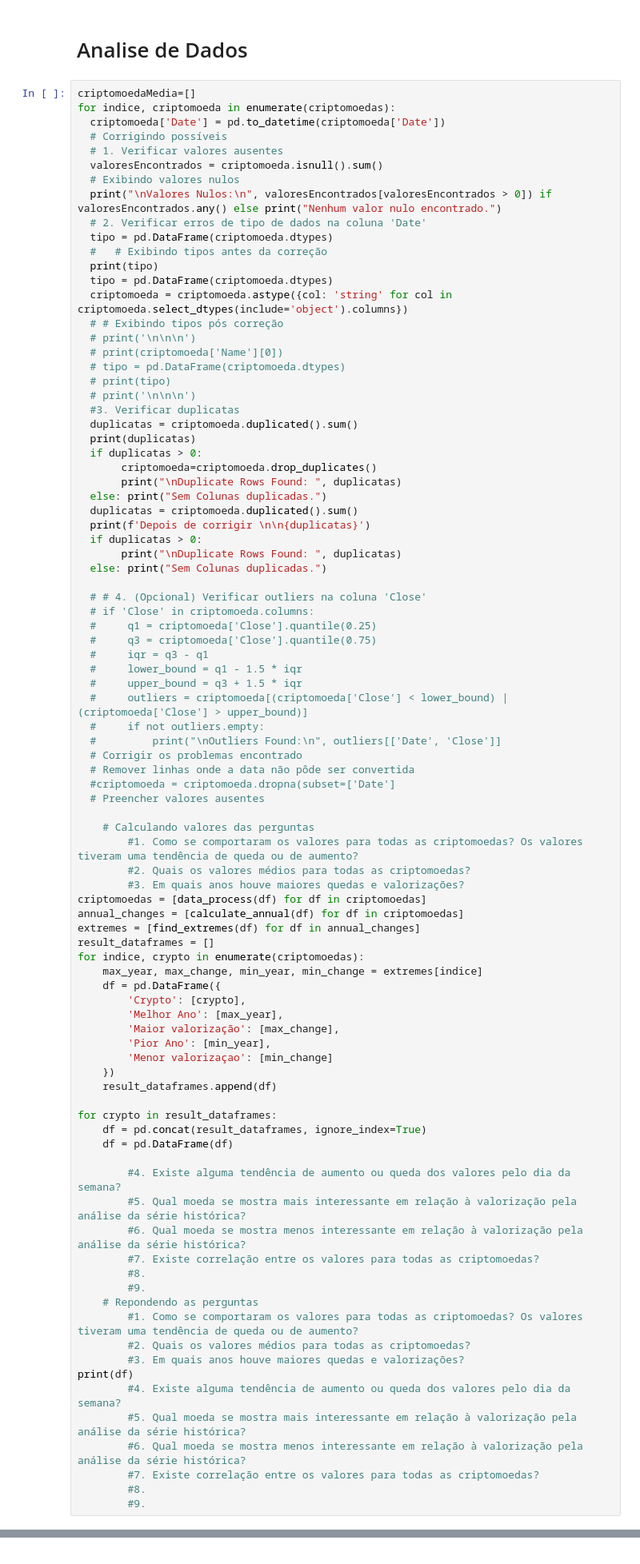
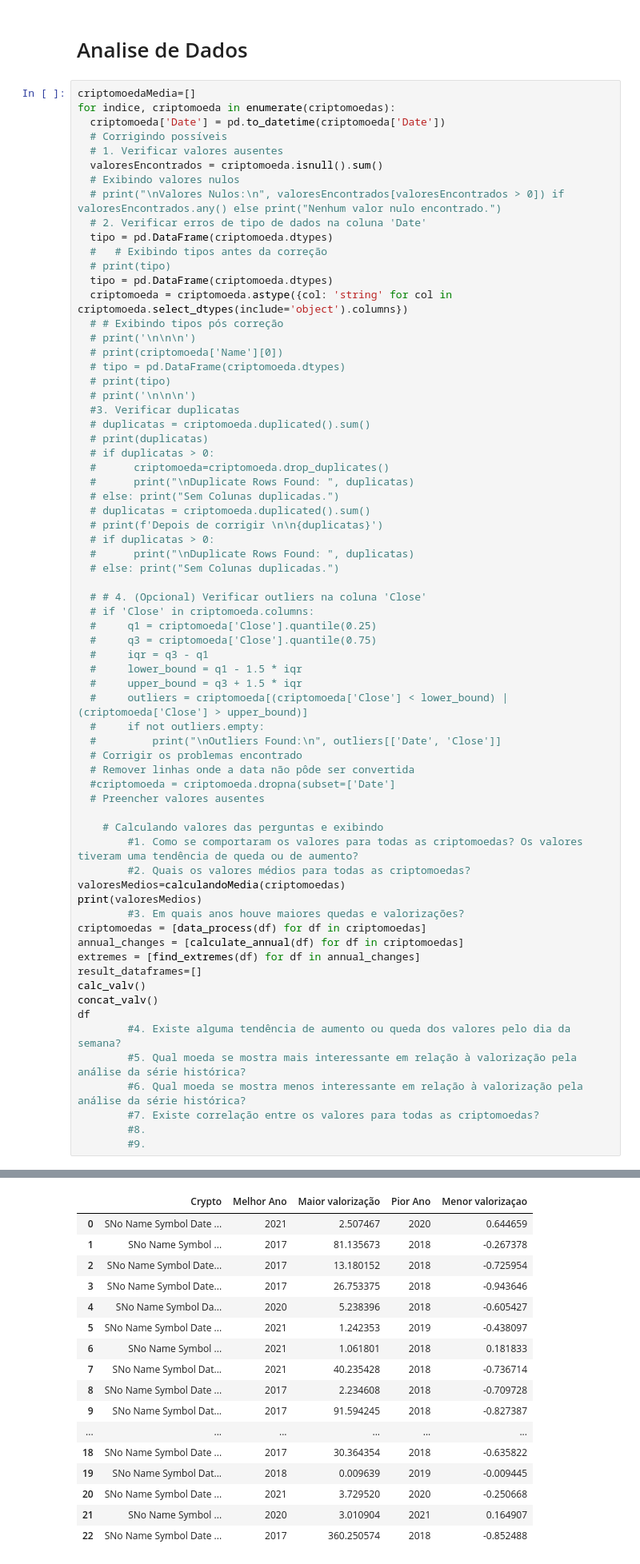
Before and after one commit to WillianXG/Projeto_Em_grupo-Modulo-3, a Jupyter notebook: grupoModulo3.ipynb, the cells around one changed output, grey strips where cells are left out. Shown at 80% size. Cells and saved outputs as stored; diff of their text form.

```diff
--- a/grupoModulo3.ipynb
+++ b/grupoModulo3.ipynb
@@ -59,11 +81,11 @@ for indice, criptomoeda in enumerate(criptomoedas):
   # 1. Verificar valores ausentes
   valoresEncontrados = criptomoeda.isnull().sum()
   # Exibindo valores nulos
-  print("\nValores Nulos:\n", valoresEncontrados[valoresEncontrados > 0]) if valoresEncontrados.any() else print("Nenhum valor nulo encontrado.")
+  # print("\nValores Nulos:\n", valoresEncontrados[valoresEncontrados > 0]) if valoresEncontrados.any() else print("Nenhum valor nulo encontrado.")
   # 2. Verificar erros de tipo de dados na coluna 'Date'
   tipo = pd.DataFrame(criptomoeda.dtypes)
   #   # Exibindo tipos antes da correção
-  print(tipo)
+  # print(tipo)
   tipo = pd.DataFrame(criptomoeda.dtypes)
   criptomoeda = criptomoeda.astype({col: 'string' for col in criptomoeda.select_dtypes(include='object').columns})
   # # Exibindo tipos pós correção
@@ -73,17 +95,17 @@ for indice, criptomoeda in enumerate(criptomoedas):
   # print(tipo)
   # print('\n\n\n')
   #3. Verificar duplicatas
-  duplicatas = criptomoeda.duplicated().sum()
-  print(duplicatas)
-  if duplicatas > 0:
-       criptomoeda=criptomoeda.drop_duplicates()
-       print("\nDuplicate Rows Found: ", duplicatas)
-  else: print("Sem Colunas duplicadas.")
-  duplicatas = criptomoeda.duplicated().sum()
-  print(f'Depois de corrigir \n\n{duplicatas}')
-  if duplicatas > 0:
-       print("\nDuplicate Rows Found: ", duplicatas)
-  else: print("Sem Colunas duplicadas.")
+  # duplicatas = criptomoeda.duplicated().sum()
+  # print(duplicatas)
+  # if duplicatas > 0:
+  #      criptomoeda=criptomoeda.drop_duplicates()
+  #      print("\nDuplicate Rows Found: ", duplicatas)
+  # else: print("Sem Colunas duplicadas.")
+  # duplicatas = criptomoeda.duplicated().sum()
+  # print(f'Depois de corrigir \n\n{duplicatas}')
+  # if duplicatas > 0:
+  #      print("\nDuplicate Rows Found: ", duplicatas)
+  # else: print("Sem Colunas duplicadas.")
 
   # # 4. (Opcional) Verificar outliers na coluna 'Close'
   # if 'Close' in criptomoeda.columns:
@@ -100,44 +122,23 @@ for indice, criptomoeda in enumerate(criptomoedas):
   #criptomoeda = criptomoeda.dropna(subset=['Date']
   # Preencher valores ausentes
 
-    # Calculando valores das perguntas
+    # Calculando valores das perguntas e exibindo
         #1. Como se comportaram os valores para todas as criptomoedas? Os valores tiveram uma tendência de queda ou de aumento?
         #2. Quais os valores médios para todas as criptomoedas?
+valoresMedios=calculandoMedia(criptomoedas)
+print(valoresMedios)
         #3. Em quais anos houve maiores quedas e valorizações?
 criptomoedas = [data_process(df) for df in criptomoedas]
 annual_changes = [calculate_annual(df) for df in criptomoedas]
 extremes = [find_extremes(df) for df in annual_changes]
-result_dataframes = []
-for indice, crypto in enumerate(criptomoedas):
-    max_year, max_change, min_year, min_change = extremes[indice]
-    df = pd.DataFrame({
-        'Crypto': [crypto],
-        'Melhor Ano': [max_year],
-        'Maior valorização': [max_change],
-        'Pior Ano': [min_year],
-        'Menor valorizaçao': [min_change]
-    })
-    result_dataframes.append(df)
-
-for crypto in result_dataframes:
-    df = pd.concat(result_dataframes, ignore_index=True)
-    df = pd.DataFrame(df)
-
+result_dataframes=[]
+calc_valv()
+concat_valv()
+df
         #4. Existe alguma tendência de aumento ou queda dos valores pelo dia da semana?
         #5. Qual moeda se mostra mais interessante em relação à valorização pela análise da série histórica?
         #6. Qual moeda se mostra menos interessante em relação à valorização pela análise da série histórica?
         #7. Existe correlação entre os valores para todas as criptomoedas?
         #8.
         #9.
-    # Repondendo as perguntas
-        #1. Como se comportaram os valores para todas as criptomoedas? Os valores tiveram uma tendência de queda ou de aumento?
-        #2. Quais os valores médios para todas as criptomoedas?
-        #3. Em quais anos houve maiores quedas e valorizações?
-print(df)
-        #4. Existe alguma tendência de aumento ou queda dos valores pelo dia da semana?
-        #5. Qual moeda se mostra mais interessante em relação à valorização pela análise da série histórica?
-        #6. Qual moeda se mostra menos interessante em relação à valorização pela análise da série histórica?
-        #7. Existe correlação entre os valores para todas as criptomoedas?
-        #8.
-        #9.
 # %% [output]
@@ -161,3 +162,20 @@ Marketcap         float64
+|  | Crypto | Melhor Ano | Maior valorização | Pior Ano | Menor valorizaçao |
+| 0 | SNo Name Symbol Date ... | 2021 | 2.507467 | 2020 | 0.644659 |
+| 1 | SNo Name Symbol ... | 2017 | 81.135673 | 2018 | -0.267378 |
+| 2 | SNo Name Symbol Date... | 2017 | 13.180152 | 2018 | -0.725954 |
+| 3 | SNo Name Symbol Date... | 2017 | 26.753375 | 2018 | -0.943646 |
+| 4 | SNo Name Symbol Da... | 2020 | 5.238396 | 2018 | -0.605427 |
+| 5 | SNo Name Symbol Date ... | 2021 | 1.242353 | 2019 | -0.438097 |
+| 6 | SNo Name Symbol ... | 2021 | 1.061801 | 2018 | 0.181833 |
+| 7 | SNo Name Symbol Dat... | 2021 | 40.235428 | 2018 | -0.736714 |
+| 8 | SNo Name Symbol Date ... | 2017 | 2.234608 | 2018 | -0.709728 |
+| 9 | SNo Name Symbol Dat... | 2017 | 91.594245 | 2018 | -0.827387 |
+| ... | ... | ... | ... | ... | ... |
+| 18 | SNo Name Symbol Date ... | 2017 | 30.364354 | 2018 | -0.635822 |
+| 19 | SNo Name Symbol Dat... | 2018 | 0.009639 | 2019 | -0.009445 |
+| 20 | SNo Name Symbol Date ... | 2021 | 3.729520 | 2020 | -0.250668 |
+| 21 | SNo Name Symbol ... | 2020 | 3.010904 | 2021 | 0.164907 |
+| 22 | SNo Name Symbol Date ... | 2017 | 360.250574 | 2018 | -0.852488 |
 # %% [markdown]
 1. Como se comportaram os valores para todas as criptomoedas? Os valores tiveram uma
 tendência de queda ou de aumento?
```
Also changed, not shown: parts of 2 cells of this notebook.
